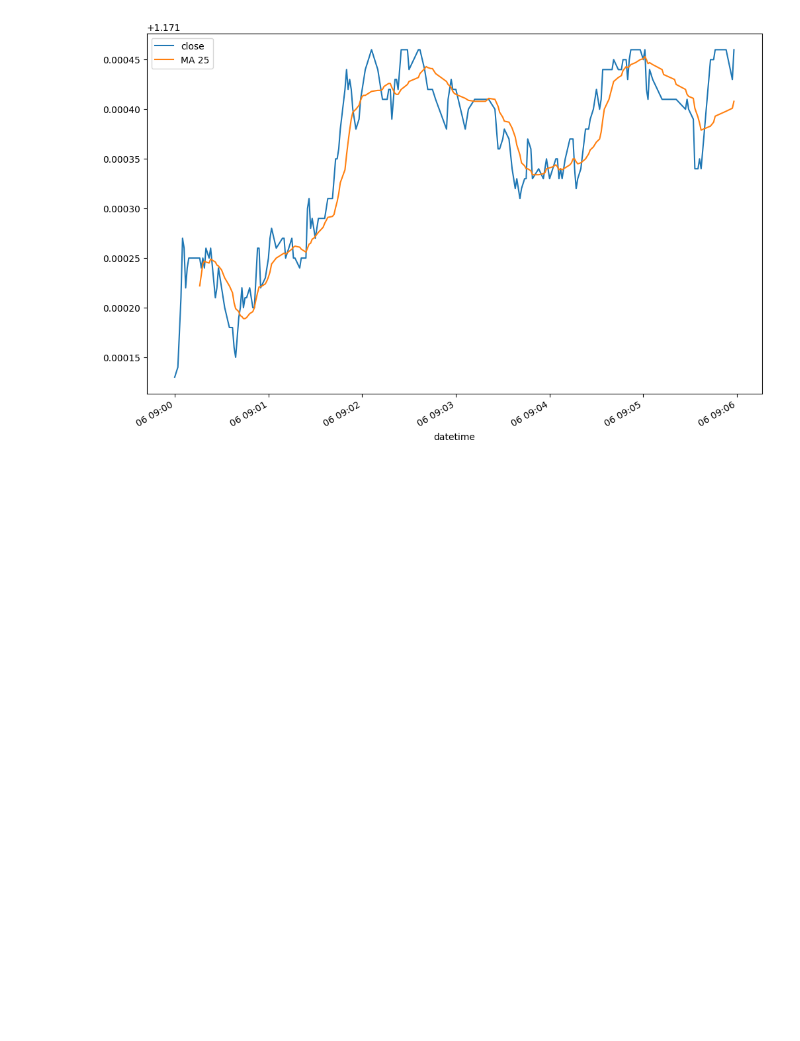
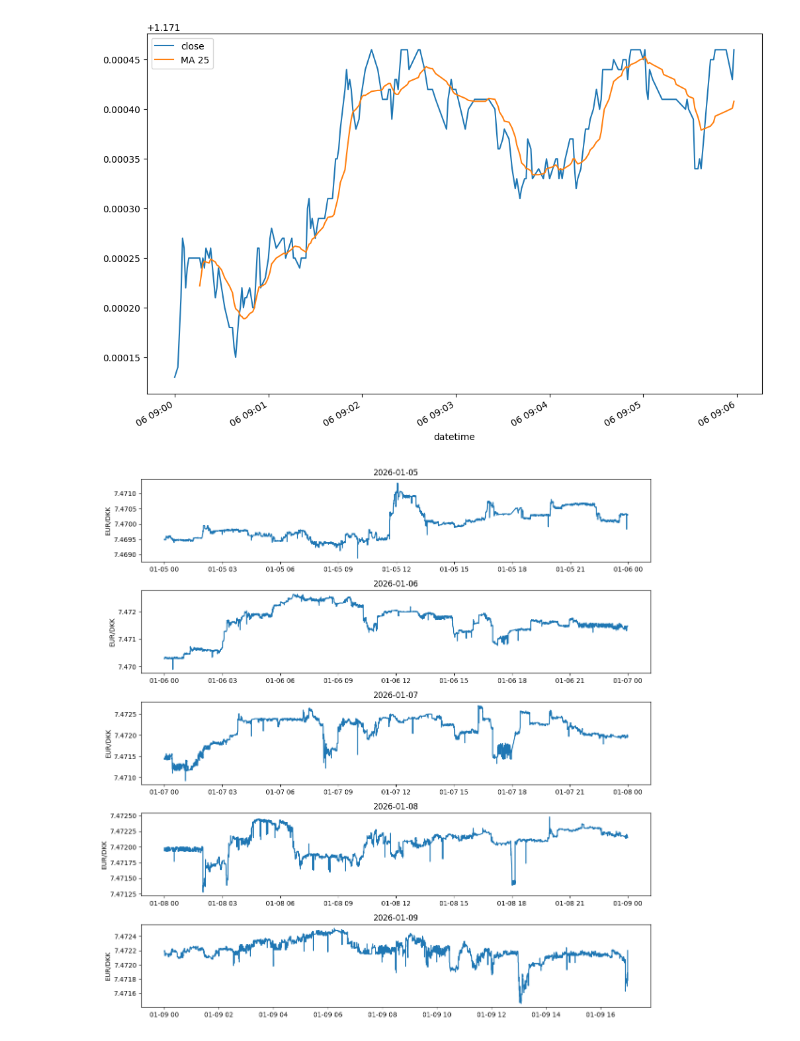
Before and after one commit to egil10/stk-mat2011, a Jupyter notebook: code/notebooks/exploring.ipynb, the cells around one changed output. Saved outputs shown, nothing was run; the diff lists cells and outputs as text; code cells hidden in the pictures; blank space fills up the shorter version.

Commit message:
eurdkk

```diff
--- a/code/notebooks/exploring.ipynb
+++ b/code/notebooks/exploring.ipynb
@@ -34,3 +34,34 @@ plt.savefig("../plots/eda/eurusd_ma.pdf", bbox_inches="tight")
 plt.show()
 # %% [output]
 [figure]
+# %%
+import pandas as pd
+import matplotlib.pyplot as plt
+
+df = pd.read_csv(
+    "../data/raw/DAT_NT_EURDKK_T_LAST_202601.csv",
+    sep=";",
+    header=None,
+    names=["datetime","last","volume"],
+    parse_dates=["datetime"],
+    date_format="%Y%m%d %H%M%S",
+)
+
+df = df.set_index("datetime")
+df = df.drop(columns=["volume"])
+df = df.loc["2026-01-05":"2026-01-09"]
+df = df["last"].resample("1s").ohlc().dropna()
+days = ["2026-01-05", "2026-01-06", "2026-01-07", "2026-01-08", "2026-01-09"]
+
+fig, axes = plt.subplots(len(days), 1, figsize=(12, 12), sharex=False)
+for ax, day in zip(axes, days):
+    day_data = df.loc[day]
+    ax.plot(day_data.index, day_data["close"])
+    ax.set_title(day)
+    ax.set_ylabel("EUR/DKK")
+plt.tight_layout()
+fig.savefig("../plots/eda/eurdkk.pdf", bbox_inches="tight")
+print("Saved!")
+plt.show()
+# %% [output]
+[figure, added]
```
Also changed, not shown: 2 other files.
